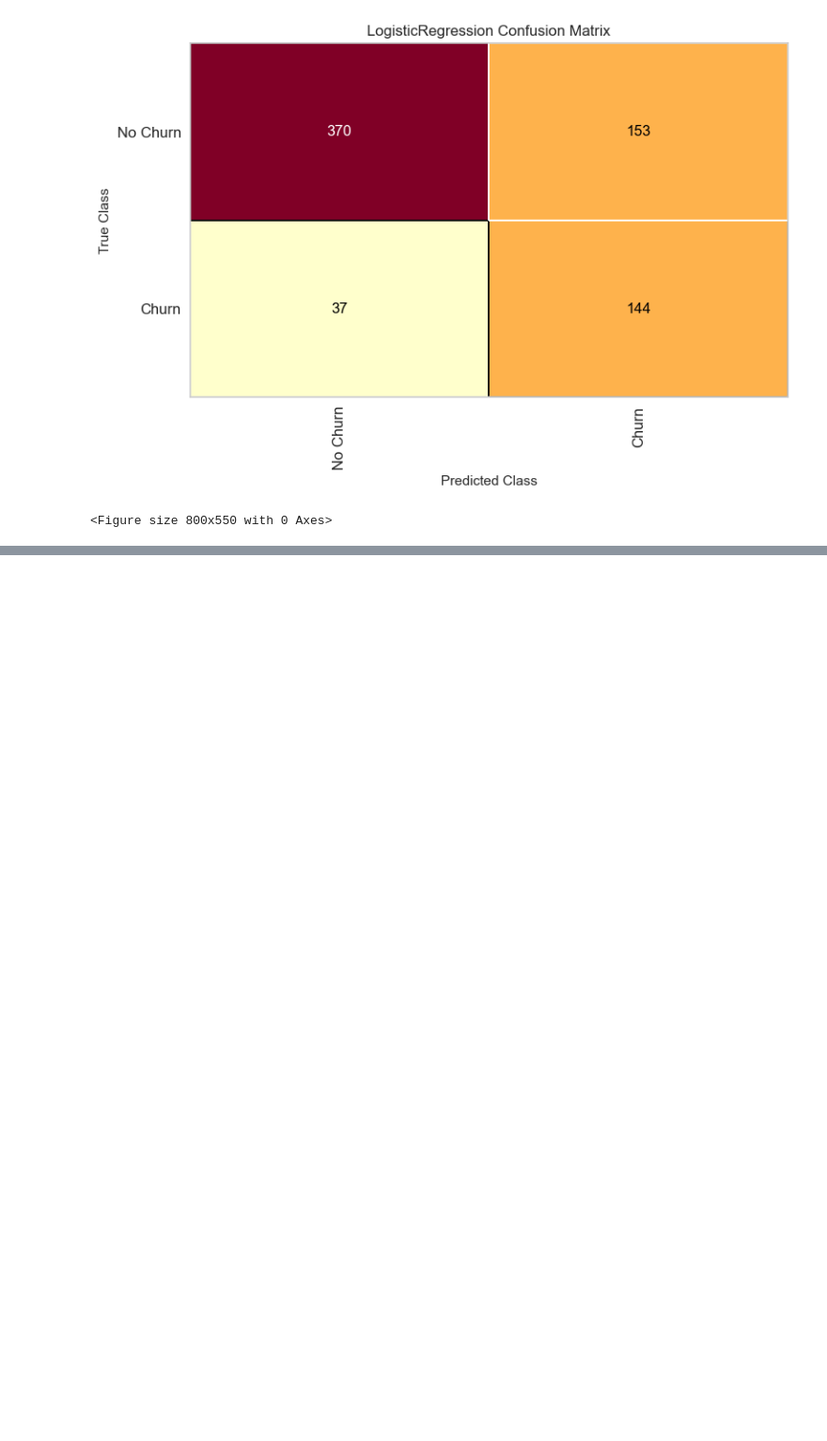
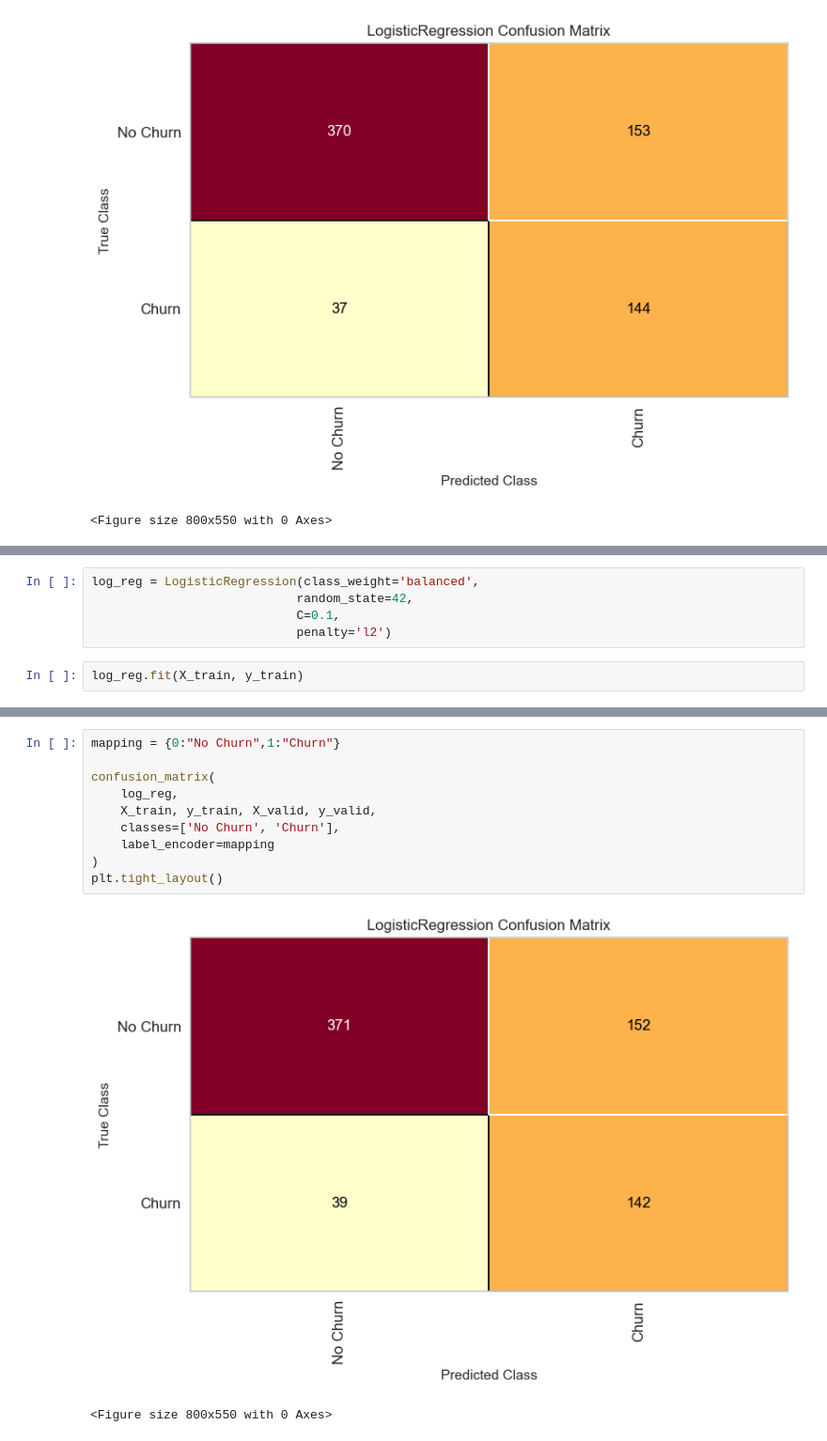
Before and after one commit to Eric-Oliveira-ds/Telco-Customer-Churn, a Jupyter notebook: notebook/modeling.ipynb, the cells around one changed output, grey strips where cells are left out. Shown at 94% size. Cells and saved outputs as stored; diff of their text form; blank space fills up the shorter version.

```diff
--- a/notebook/modeling.ipynb
+++ b/notebook/modeling.ipynb
@@ -328,0 +348,7 @@ visualizer.show()
+# %%
+log_reg = LogisticRegression(class_weight='balanced',
+                            random_state=42,
+                            C=0.1,
+                            penalty='l2')
+# %%
+log_reg.fit(X_train, y_train)
@@ -328,0 +389,13 @@ visualizer.show()
+# %%
+mapping = {0:"No Churn",1:"Churn"}
+
+confusion_matrix(
+    log_reg,
+    X_train, y_train, X_valid, y_valid,
+    classes=['No Churn', 'Churn'],
+    label_encoder=mapping
+)
+plt.tight_layout()
+# %% [output]
+[figure, added]
+<Figure size 800x550 with 0 Axes>
```
Also changed, not shown: parts of 53 cells of this notebook.
